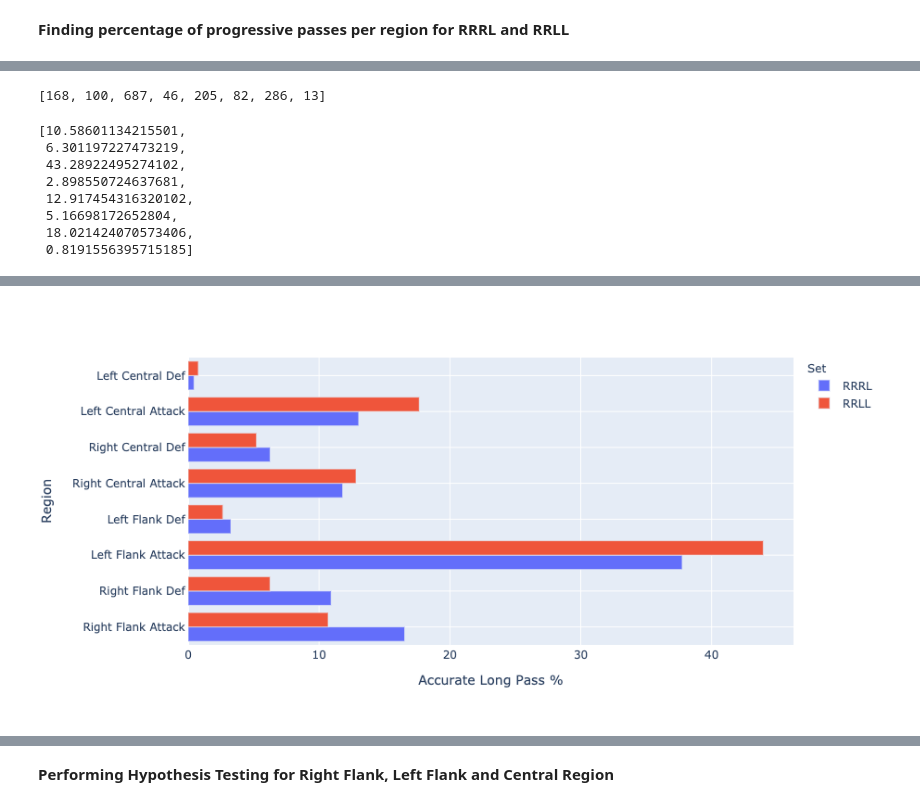
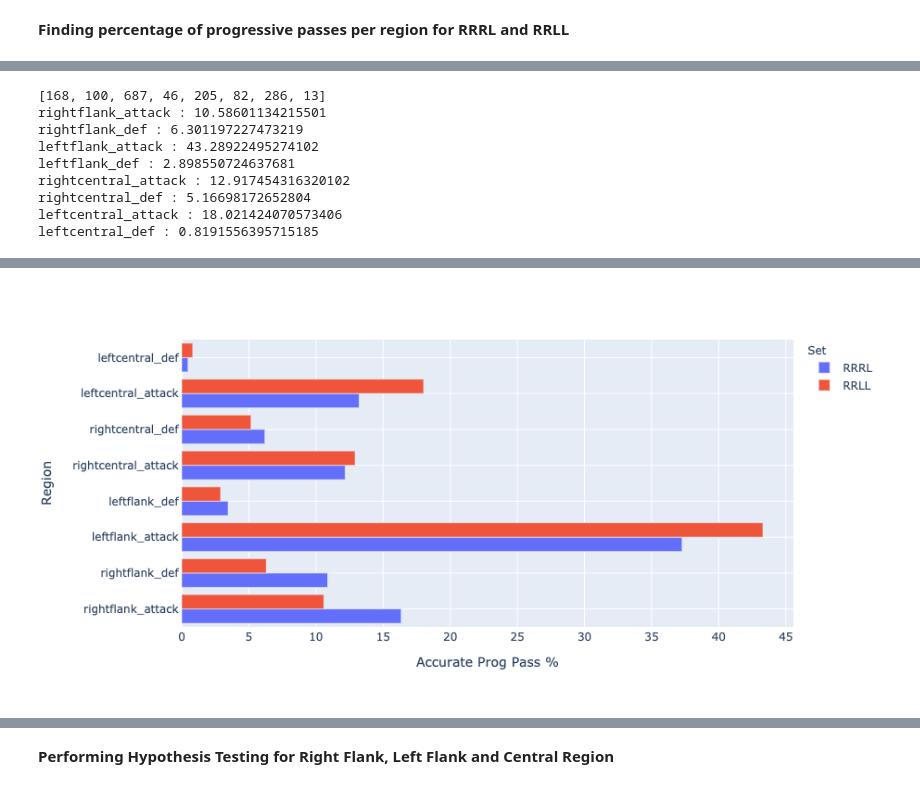
Before and after one commit to grovershreyf9t/FootballPlayerFootedness, a Jupyter notebook: code/footedness - progpasses.ipynb, the cells around one changed output, grey strips where cells are left out. Saved outputs shown, nothing was run; the diff lists cells and outputs as text; code cells hidden in the pictures.

```diff
--- a/code/footedness - progpasses.ipynb
+++ b/code/footedness - progpasses.ipynb
@@ -397,36 +459,46 @@ rrrl_region_per
 # %%
 rrll_region = get_region(rrll_prog_end_x, rrll_prog_end_y)
 print(rrll_region)
+regions = ['rightflank_attack','rightflank_def',
+           'leftflank_attack','leftflank_def',
+           'rightcentral_attack','rightcentral_def',
+           'leftcentral_attack','leftcentral_def']
 rrll_region_per = [i/len(rrll_prog_end_x)*100 for i in rrll_region]
-rrll_region_per
+for region, percent in zip(regions,rrll_region_per):
+    print(region,":",percent)
 # %% [output]
 [168, 100, 687, 46, 205, 82, 286, 13]
+rightflank_attack : 10.58601134215501
+rightflank_def : 6.301197227473219
+leftflank_attack : 43.28922495274102
+leftflank_def : 2.898550724637681
+rightcentral_attack : 12.917454316320102
+rightcentral_def : 5.16698172652804
+leftcentral_attack : 18.021424070573406
+leftcentral_def : 0.8191556395715185
-[10.58601134215501,
- 6.301197227473219,
- 43.28922495274102,
- 2.898550724637681,
- 12.917454316320102,
- 5.16698172652804,
- 18.021424070573406,
- 0.8191556395715185]
 # %%
-data_reg = [['Right Flank Attack', 16.543301258327165, 'RRRL'],
-            ['Right Flank Attack',10.695876288659793, 'RRLL'],
-            ['Right Flank Def', 10.917838638045891, 'RRRL'],
-            ['Right Flank Def', 6.25, 'RRLL'],
-            ['Left Flank Attack', 37.74981495188749, 'RRRL'],
-            ['Left Flank Attack', 43.94329896907217, 'RRLL'],
-            ['Left Flank Def', 3.2568467801628422, 'RRRL'],
-            ['Left Flank Def', 2.6417525773195876, 'RRLL'],
-            ['Right Central Attack', 11.806069578090304, 'RRRL'],
-            ['Right Central Attack', 12.822164948453608, 'RRLL'],
-            ['Right Central Def', 6.254626202812731, 'RRRL'],
-            ['Right Central Def', 5.219072164948454, 'RRLL'],
-            ['Left Central Attack', 13.027387120651369, 'RRRL'],
-            ['Left Central Attack', 17.65463917525773, 'RRLL'],
-            ['Left Central Def', 0.44411547002220575, 'RRRL'],
-            ['Left Central Def', 0.7731958762886598, 'RRLL']]
-reg = pd.DataFrame(data_reg, columns = ['Region', 'Accurate Long Pass %', 'Set'])
-fig = px.bar(reg, x="Accurate Long Pass %", y="Region", color='Set', barmode='group', orientation='h')
+# data_reg = [['Right Flank Attack', 16.348577601728483, 'RRRL'],
+#             ['Right Flank Attack',10.58601134215501, 'RRLL'],
+#             ['Right Flank Def', 10.875045012603529, 'RRRL'],
+#             ['Right Flank Def', 6.301197227473219, 'RRLL'],
+#             ['Left Flank Attack', 37.27043572200216, 'RRRL'],
+#             ['Left Flank Attack', 43.28922495274102, 'RRLL'],
+#             ['Left Flank Def', 3.456967951026287, 'RRRL'],
+#             ['Left Flank Def', 2.898550724637681, 'RRLL'],
+#             ['Right Central Attack', 12.171407994238386, 'RRRL'],
+#             ['Right Central Attack', 12.917454316320102, 'RRLL'],
+#             ['Right Central Def', 6.1937342455887645, 'RRRL'],
+#             ['Right Central Def', 5.16698172652804, 'RRLL'],
+#             ['Left Central Attack', 13.215700396110911, 'RRRL'],
+#             ['Left Central Attack', 18.021424070573406, 'RRLL'],
+#             ['Left Central Def', 0.4681310767014764, 'RRRL'],
+#             ['Left Central Def', 0.8191556395715185, 'RRLL']]
+rrrl_reg = list(zip(regions,rrrl_region_per))
+rrrl_data_reg = [list(i) + ["RRRL"] for i in rrrl_reg]
+rrll_data = list(zip(regions,rrll_region_per))
+rrll_data_reg = [list(i) + ["RRLL"] for i in rrll_data]
+data_reg = rrrl_data_reg + rrll_data_reg
+reg = pd.DataFrame(data_reg, columns = ['Region', 'Accurate Prog Pass %', 'Set'])
+fig = px.bar(reg, x="Accurate Prog Pass %", y="Region", color='Set', barmode='group', orientation='h')
 fig.show()
 # %% [output]
@@ -434 +505 @@ fig.show()
-[figure, old version]
+[figure, new version]
```
Also changed, not shown: parts of 20 cells of this notebook, 1 other file.
